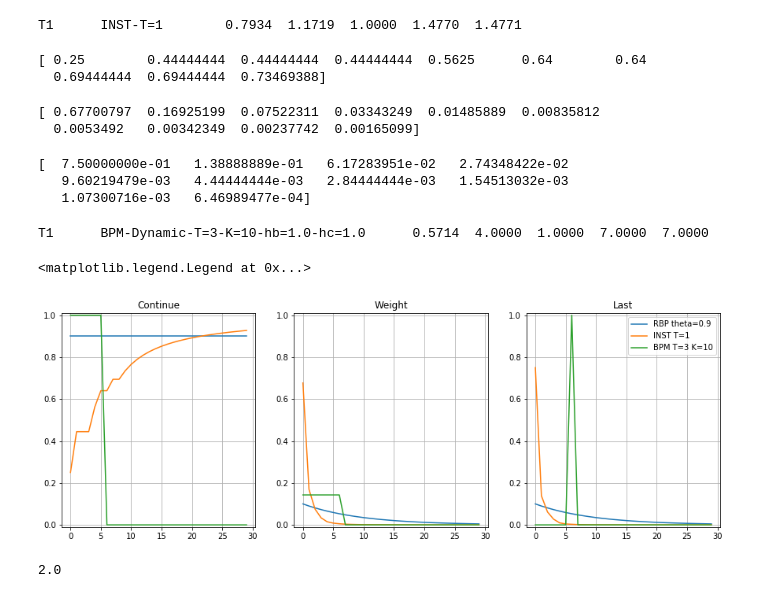
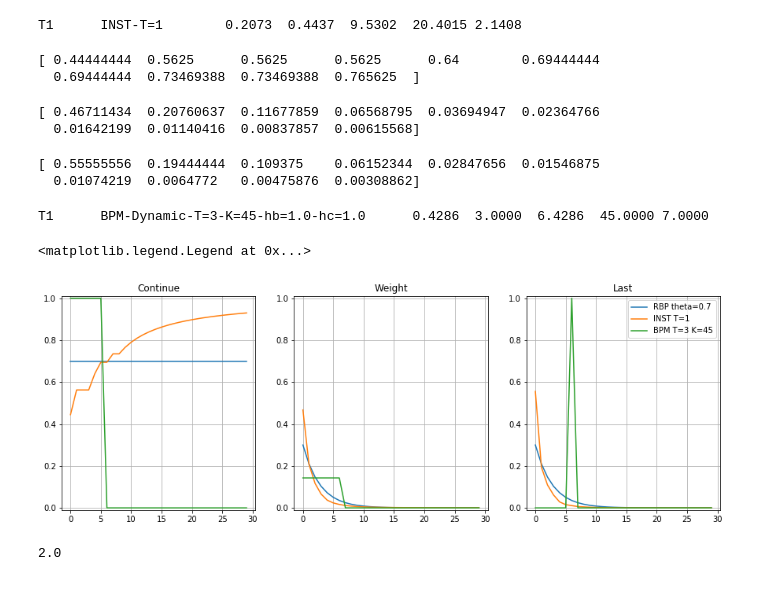
Before and after one commit to leifos/cwl, a Jupyter notebook: examples/CWL-Weights-Notebook.ipynb, the cells around one changed output. Drawn from its saved outputs; the diff is of its cells as text; code cells hidden in the pictures.

Commit message:
Updated the notebooks to include more graphs

```diff
--- a/examples/CWL-Weights-Notebook.ipynb
+++ b/examples/CWL-Weights-Notebook.ipynb
@@ -11,10 +15,10 @@ from ruler.measures.cwl_bpm import BPMDCWLMetric
 from ruler.cwl_ruler import Ranking
 # %%
-g1 = [ 1,0,1,1,0,0,1,0,1,0]
-c1 = [ 1,1,1,1,1,1,1,1,1,1]
+g1 = [ 0,0,1,1,0,0,1,0,1,0]
+c1 = [ 12,13,2,3,4,5,6,33,1,1]
 t1 = Ranking("T1",g1,c1)
 # %%
-rbp = RBPCWLMetric(theta=0.9)
+rbp = RBPCWLMetric(theta=0.7)
 rbp.measure(t1)
 rbp.report()
 # %% [output]
@@ -38,61 +42,60 @@ inst = INSTCWLMetric(T=1)
 inst.measure(t1)
 inst.report()
 # %% [output]
-T1      INST-T=1        0.7934  1.1719  1.0000  1.4770  1.4771
+T1      INST-T=1        0.2073  0.4437  9.5302  20.4015 2.1408
 # %%
 print(inst.c_vector(t1)[0:10])
 # %% [output]
-[ 0.25        0.44444444  0.44444444  0.44444444  0.5625      0.64        0.64
-  0.69444444  0.69444444  0.73469388]
+[ 0.44444444  0.5625      0.5625      0.5625      0.64        0.69444444
+  0.69444444  0.73469388  0.73469388  0.765625  ]
 # %%
 print(inst.w_vector(t1)[0:10])
 # %% [output]
-[ 0.67700797  0.16925199  0.07522311  0.03343249  0.01485889  0.00835812
-  0.0053492   0.00342349  0.00237742  0.00165099]
+[ 0.46711434  0.20760637  0.11677859  0.06568795  0.03694947  0.02364766
+  0.01642199  0.01140416  0.00837857  0.00615568]
 # %%
 print(inst.l_vector(t1)[0:10])
 # %% [output]
-[  7.50000000e-01   1.38888889e-01   6.17283951e-02   2.74348422e-02
-   9.60219479e-03   4.44444444e-03   2.84444444e-03   1.54513032e-03
-   1.07300716e-03   6.46989477e-04]
+[ 0.55555556  0.19444444  0.109375    0.06152344  0.02847656  0.01546875
+  0.01074219  0.0064772   0.00475876  0.00308862]
 # %%
-bpm = BPMDCWLMetric(T=3)
+bpm = BPMDCWLMetric(T=3,K=45)
 bpm.measure(t1)
 bpm.report()
 # %% [output]
-T1      BPM-Dynamic-T=3-K=10-hb=1.0-hc=1.0      0.5714  4.0000  1.0000  7.0000  7.0000
+T1      BPM-Dynamic-T=3-K=45-hb=1.0-hc=1.0      0.4286  3.0000  6.4286  45.0000 7.0000
 # %%
 n=30
 plt.figure(figsize=(15,5))
 plt.subplots_adjust(hspace=0.2)
 
 ax = plt.subplot(131)
 plt.title('Continue')
 plt.plot(range(0,n),rbp.c_vector(t1)[0:n])
 plt.plot(range(0,n),inst.c_vector(t1)[0:n])
 plt.plot(range(0,n),bpm.c_vector(t1)[0:n])
 plt.grid(True)
 ax.set_ylim(ymin=-0.01, ymax=1.01)
 
 ax = plt.subplot(132)
 plt.title('Weight')
 plt.plot(range(0,n),rbp.w_vector(t1)[0:n])
 plt.plot(range(0,n),inst.w_vector(t1)[0:n])
 plt.plot(range(0,n),bpm.w_vector(t1)[0:n])
 plt.grid(True)
 ax.set_ylim(ymin=-0.01, ymax=1.01)
 
 ax = plt.subplot(133)
 plt.title('Last')
 plt.plot(range(0,n),rbp.l_vector(t1)[0:n])
 plt.plot(range(0,n),inst.l_vector(t1)[0:n])
 plt.plot(range(0,n),bpm.l_vector(t1)[0:n])
 plt.grid(True)
 ax.set_ylim(ymin=-0.01, ymax=1.01)
-plt.legend(['RBP theta=0.9','INST T=1','BPM T=3 K=10'])
+plt.legend(['RBP theta=0.7','INST T=1','BPM T=3 K=45'])
 # %% [output]
 <matplotlib.legend.Legend at 0x...>
-[figure, old version]
+[figure, new version]
 # %%
 g1 = [ 1,1,0,0,0,0,1,0,1,0]
 c1 = [ 1,1,1,1,1,1,1,1,1,1]
```
Also changed, not shown: parts of 9 cells of this notebook, 1 other file.
